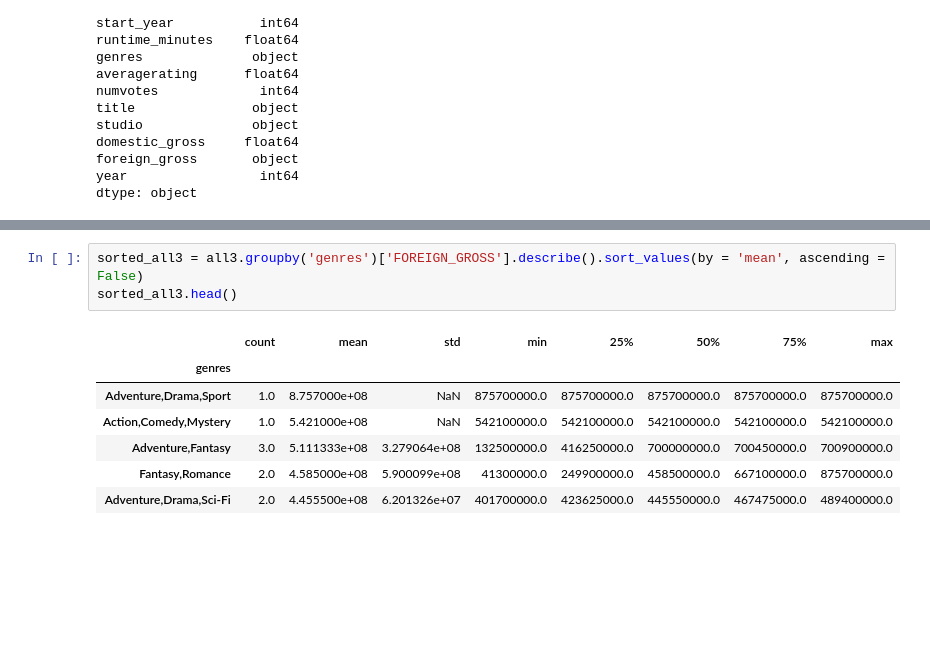
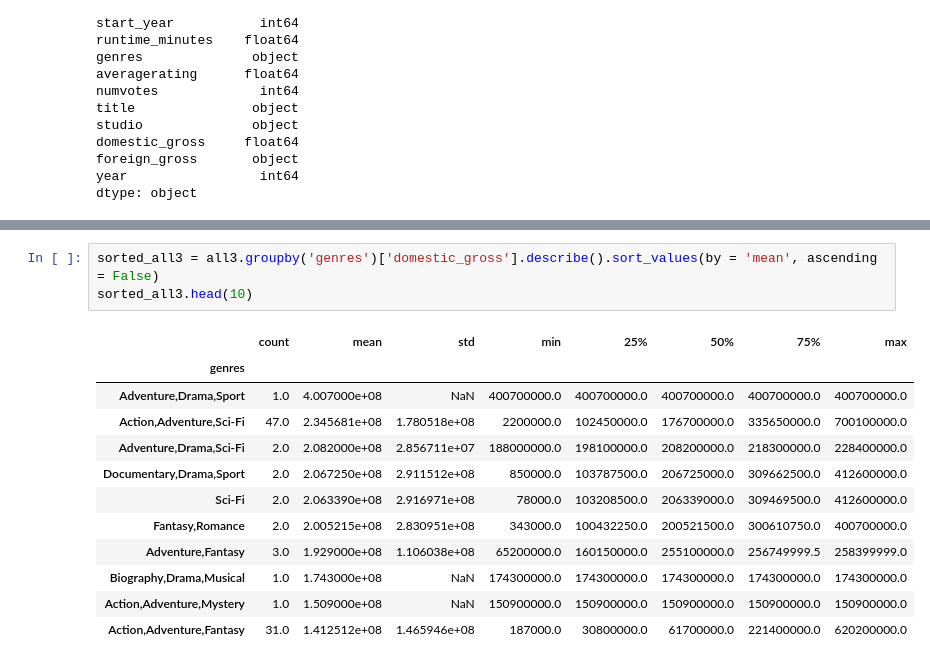
Before and after one commit to rcasey106/dsc-phase-1-project-v2-3, a Jupyter notebook: Phase1_project.ipynb, the cells around one changed output, grey strips where cells are left out. Saved outputs shown, nothing was run; the diff lists cells and outputs as text; blank space fills up the shorter version.

```diff
--- a/Phase1_project.ipynb
+++ b/Phase1_project.ipynb
@@ -173,11 +182,16 @@ all3.groupby('genres')['FOREIGN_GROSS'].describe() #working correctly now
 # %%
-sorted_all3 = all3.groupby('genres')['FOREIGN_GROSS'].describe().sort_values(by = 'mean', ascending = False)
-sorted_all3.head()
+sorted_all3 = all3.groupby('genres')['domestic_gross'].describe().sort_values(by = 'mean', ascending = False)
+sorted_all3.head(10)
 # %% [output]
 |  | count | mean | std | min | 25% | 50% | 75% | max |
 | genres |  |  |  |  |  |  |  |  |
-| Adventure,Drama,Sport | 1.0 | 8.757000e+08 | NaN | 875700000.0 | 875700000.0 | 875700000.0 | 875700000.0 | 875700000.0 |
-| Action,Comedy,Mystery | 1.0 | 5.421000e+08 | NaN | 542100000.0 | 542100000.0 | 542100000.0 | 542100000.0 | 542100000.0 |
-| Adventure,Fantasy | 3.0 | 5.111333e+08 | 3.279064e+08 | 132500000.0 | 416250000.0 | 700000000.0 | 700450000.0 | 700900000.0 |
-| Fantasy,Romance | 2.0 | 4.585000e+08 | 5.900099e+08 | 41300000.0 | 249900000.0 | 458500000.0 | 667100000.0 | 875700000.0 |
-| Adventure,Drama,Sci-Fi | 2.0 | 4.455500e+08 | 6.201326e+07 | 401700000.0 | 423625000.0 | 445550000.0 | 467475000.0 | 489400000.0 |
+| Adventure,Drama,Sport | 1.0 | 4.007000e+08 | NaN | 400700000.0 | 400700000.0 | 400700000.0 | 400700000.0 | 400700000.0 |
+| Action,Adventure,Sci-Fi | 47.0 | 2.345681e+08 | 1.780518e+08 | 2200000.0 | 102450000.0 | 176700000.0 | 335650000.0 | 700100000.0 |
+| Adventure,Drama,Sci-Fi | 2.0 | 2.082000e+08 | 2.856711e+07 | 188000000.0 | 198100000.0 | 208200000.0 | 218300000.0 | 228400000.0 |
+| Documentary,Drama,Sport | 2.0 | 2.067250e+08 | 2.911512e+08 | 850000.0 | 103787500.0 | 206725000.0 | 309662500.0 | 412600000.0 |
+| Sci-Fi | 2.0 | 2.063390e+08 | 2.916971e+08 | 78000.0 | 103208500.0 | 206339000.0 | 309469500.0 | 412600000.0 |
+| Fantasy,Romance | 2.0 | 2.005215e+08 | 2.830951e+08 | 343000.0 | 100432250.0 | 200521500.0 | 300610750.0 | 400700000.0 |
+| Adventure,Fantasy | 3.0 | 1.929000e+08 | 1.106038e+08 | 65200000.0 | 160150000.0 | 255100000.0 | 256749999.5 | 258399999.0 |
+| Biography,Drama,Musical | 1.0 | 1.743000e+08 | NaN | 174300000.0 | 174300000.0 | 174300000.0 | 174300000.0 | 174300000.0 |
+| Action,Adventure,Mystery | 1.0 | 1.509000e+08 | NaN | 150900000.0 | 150900000.0 | 150900000.0 | 150900000.0 | 150900000.0 |
+| Action,Adventure,Fantasy | 31.0 | 1.412512e+08 | 1.465946e+08 | 187000.0 | 30800000.0 | 61700000.0 | 221400000.0 | 620200000.0 |
```
Also changed, not shown: parts of 42 cells of this notebook.
